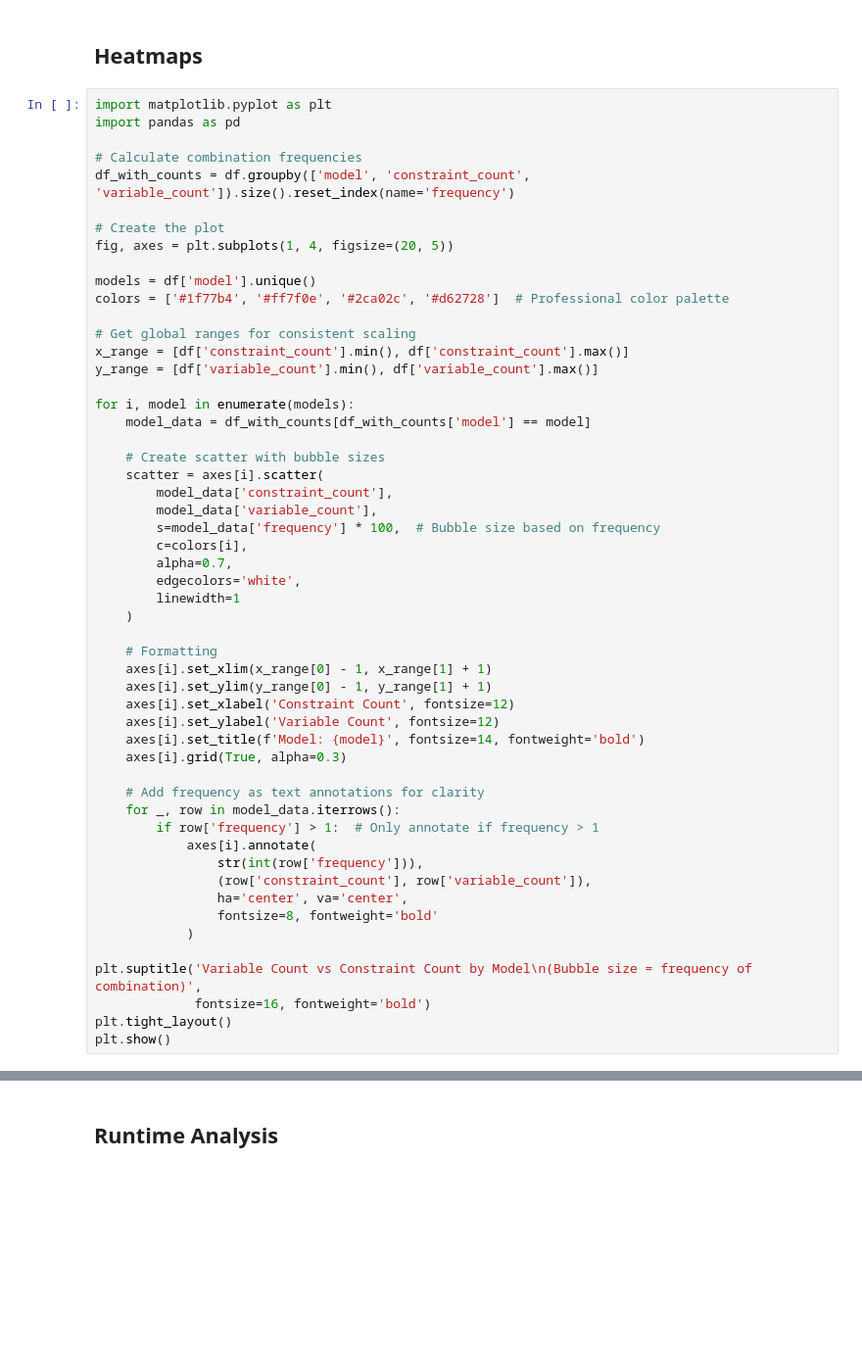
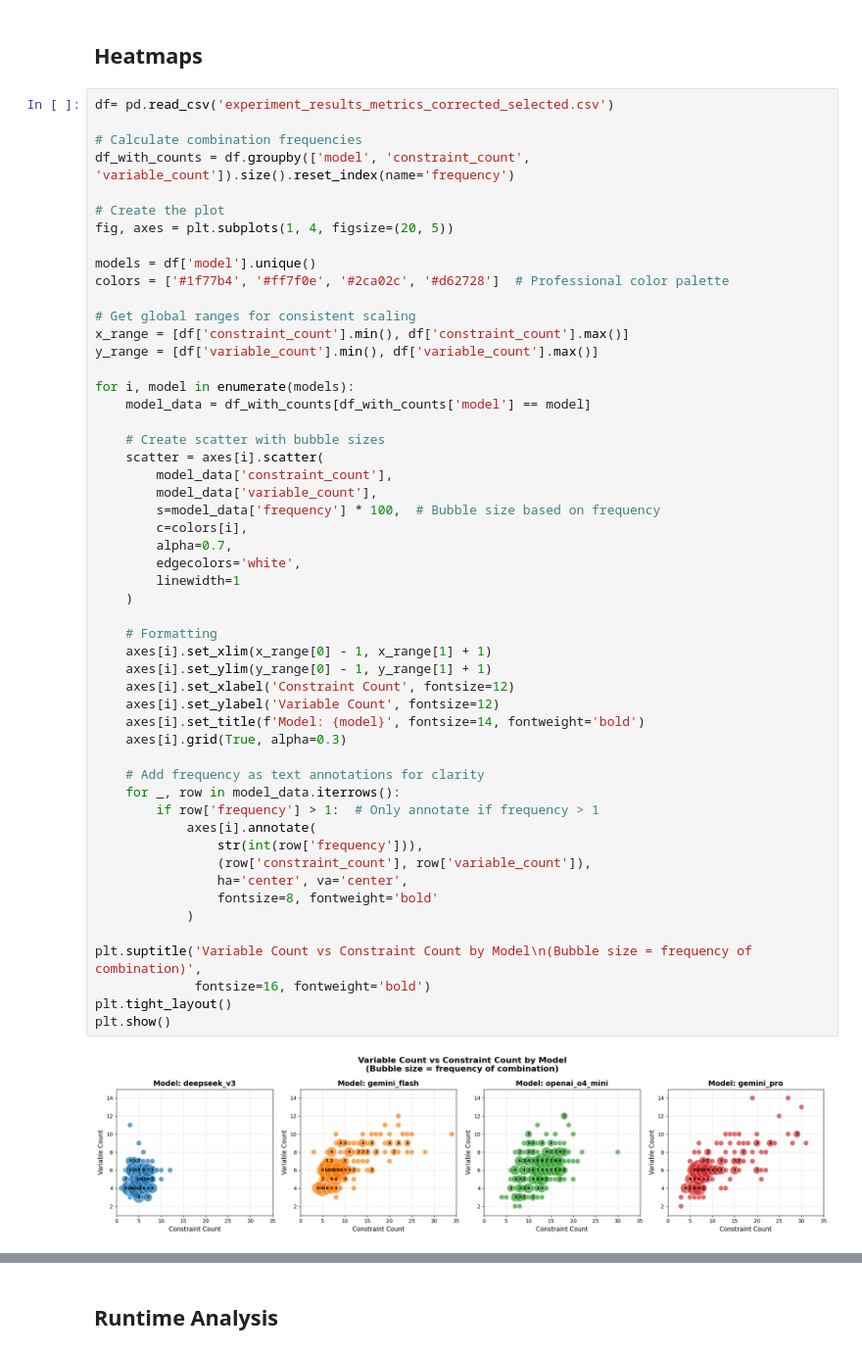
Before and after one commit to joernmht/raiLPminerExperimentation, a Jupyter notebook: raiLPminer_submitted.ipynb, the cells around one changed output, grey strips where cells are left out. Shown at 98% size. Drawn from its saved outputs; the diff is of its cells as text; blank space fills up the shorter version.

Commit message:
Corrected Completeness

```diff
--- a/raiLPminer_submitted.ipynb
+++ b/raiLPminer_submitted.ipynb
@@ -3770,8 +3874,7 @@ strong multicollinearity problems or that the design matrix is singular.
 # %% [markdown]
 ## Heatmaps
 # %%
-import matplotlib.pyplot as plt
-import pandas as pd
+df= pd.read_csv('experiment_results_metrics_corrected_selected.csv')
 
 # Calculate combination frequencies
 df_with_counts = df.groupby(['model', 'constraint_count', 'variable_count']).size().reset_index(name='frequency')
@@ -3795,33 +3898,35 @@ for i, model in enumerate(models):
         model_data['variable_count'],
         s=model_data['frequency'] * 100,  # Bubble size based on frequency
         c=colors[i],
         alpha=0.7,
         edgecolors='white',
         linewidth=1
     )
 
     # Formatting
     axes[i].set_xlim(x_range[0] - 1, x_range[1] + 1)
     axes[i].set_ylim(y_range[0] - 1, y_range[1] + 1)
     axes[i].set_xlabel('Constraint Count', fontsize=12)
     axes[i].set_ylabel('Variable Count', fontsize=12)
     axes[i].set_title(f'Model: {model}', fontsize=14, fontweight='bold')
     axes[i].grid(True, alpha=0.3)
 
     # Add frequency as text annotations for clarity
     for _, row in model_data.iterrows():
         if row['frequency'] > 1:  # Only annotate if frequency > 1
             axes[i].annotate(
                 str(int(row['frequency'])),
                 (row['constraint_count'], row['variable_count']),
                 ha='center', va='center',
                 fontsize=8, fontweight='bold'
             )
 
 plt.suptitle('Variable Count vs Constraint Count by Model\n(Bubble size = frequency of combination)',
              fontsize=16, fontweight='bold')
 plt.tight_layout()
 plt.show()
+# %% [output]
+[figure, added]
 # %%
 def create_advanced_scatter_analysis(df, category_col='model', x_col='constraint_count',
                                       y_col='variable_count',
```
Also changed, not shown: parts of 16 cells of this notebook, 3 other files.
